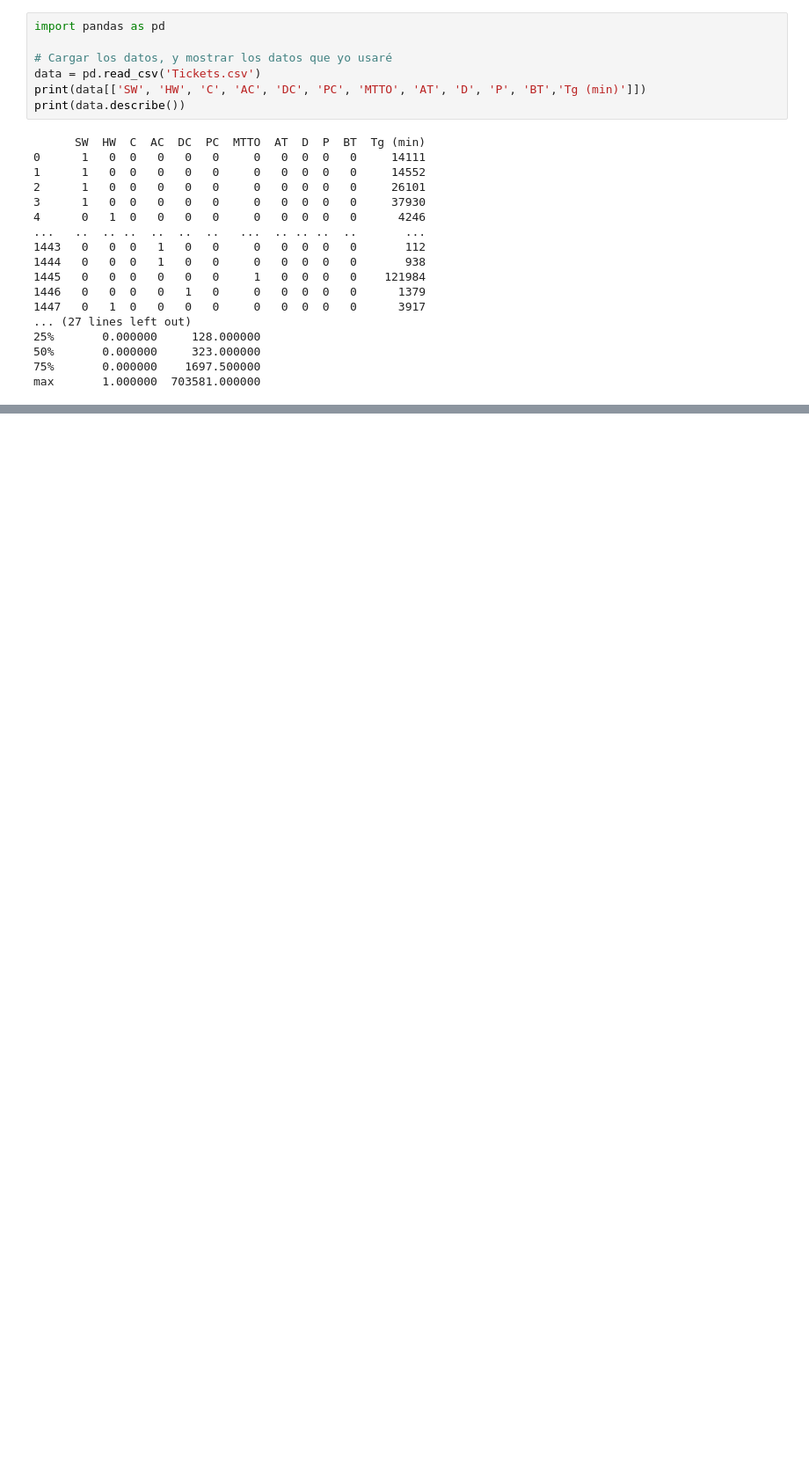
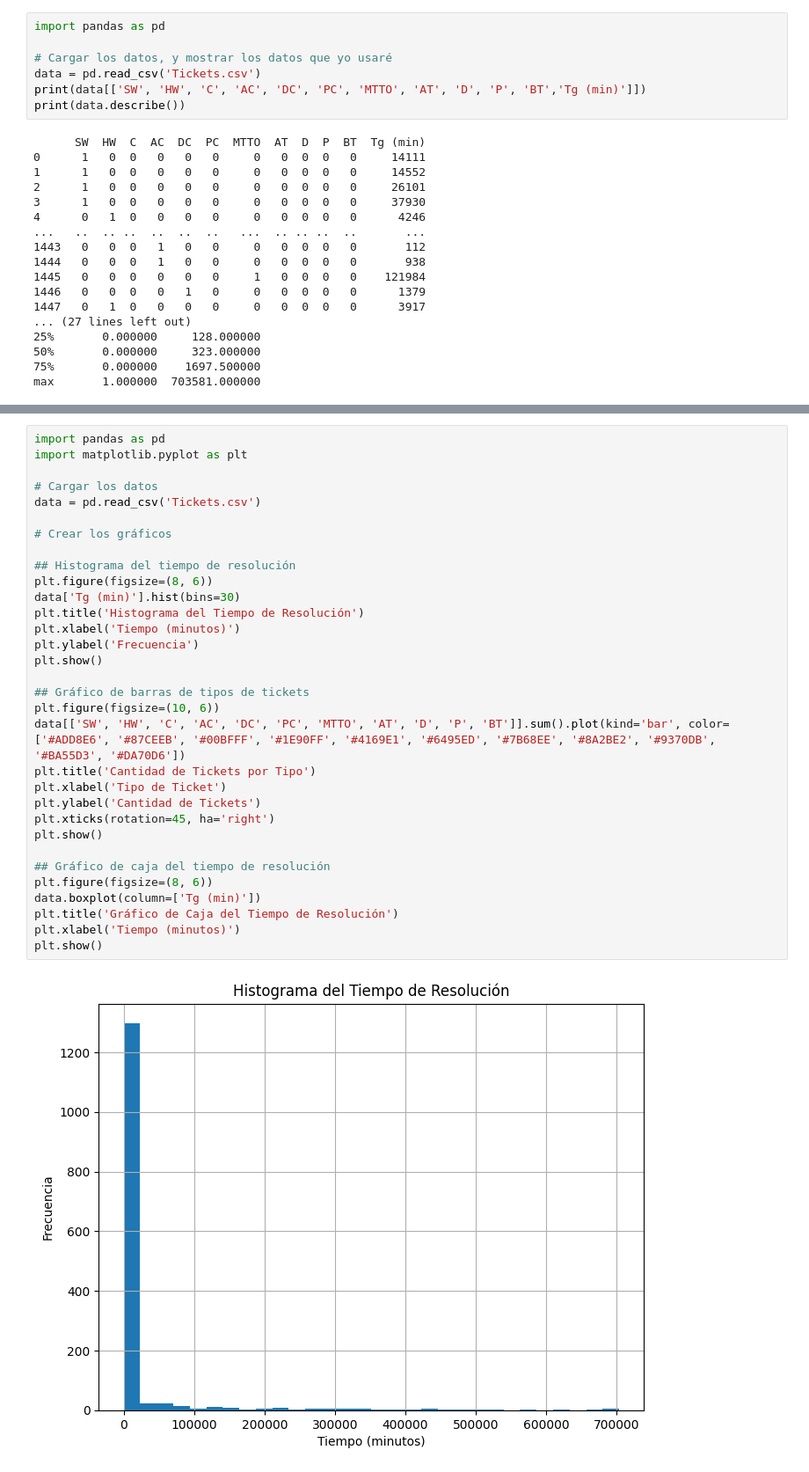
Before and after one commit to AmaliaGlezO/Tikets-de-falla-de-ETECSA, a Jupyter notebook: Trabajo2.0.ipynb, the cells around one changed output, grey strips where cells are left out. Shown at 88% size. Saved outputs shown, nothing was run; the diff lists cells and outputs as text; blank space fills up the shorter version.

```diff
--- a/Trabajo2.0.ipynb
+++ b/Trabajo2.0.ipynb
@@ -51,0 +52,34 @@ Como podemos ver:
+# %%
+import pandas as pd
+import matplotlib.pyplot as plt
+
+# Cargar los datos
+data = pd.read_csv('Tickets.csv')
+
+# Crear los gráficos
+
+## Histograma del tiempo de resolución
+plt.figure(figsize=(8, 6))
+data['Tg (min)'].hist(bins=30)
+plt.title('Histograma del Tiempo de Resolución')
+plt.xlabel('Tiempo (minutos)')
+plt.ylabel('Frecuencia')
+plt.show()
+
+## Gráfico de barras de tipos de tickets
+plt.figure(figsize=(10, 6))
+data[['SW', 'HW', 'C', 'AC', 'DC', 'PC', 'MTTO', 'AT', 'D', 'P', 'BT']].sum().plot(kind='bar', color=['#ADD8E6', '#87CEEB', '#00BFFF', '#1E90FF', '#4169E1', '#6495ED', '#7B68EE', '#8A2BE2', '#9370DB', '#BA55D3', '#DA70D6'])
+plt.title('Cantidad de Tickets por Tipo')
+plt.xlabel('Tipo de Ticket')
+plt.ylabel('Cantidad de Tickets')
+plt.xticks(rotation=45, ha='right')
+plt.show()
+
+## Gráfico de caja del tiempo de resolución
+plt.figure(figsize=(8, 6))
+data.boxplot(column=['Tg (min)'])
+plt.title('Gráfico de Caja del Tiempo de Resolución')
+plt.xlabel('Tiempo (minutos)')
+plt.show()
+# %% [output]
+[figure, added]
```
Also changed, not shown: parts of 6 cells of this notebook.
